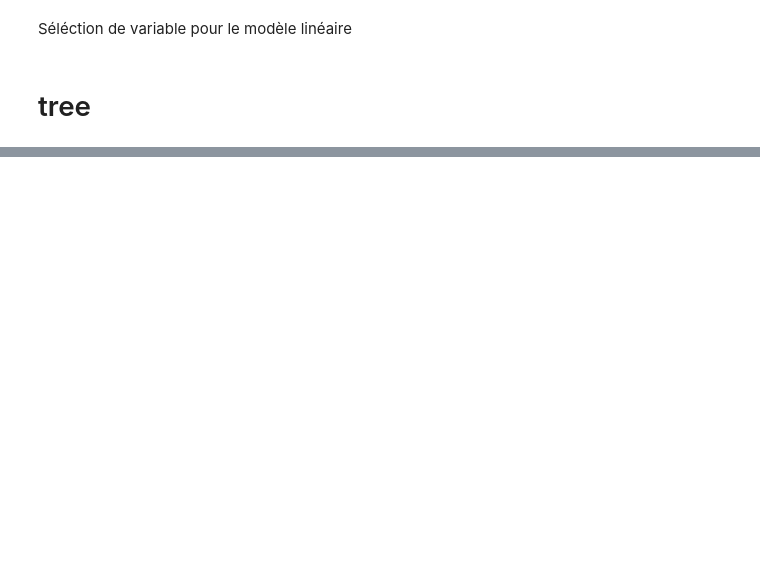
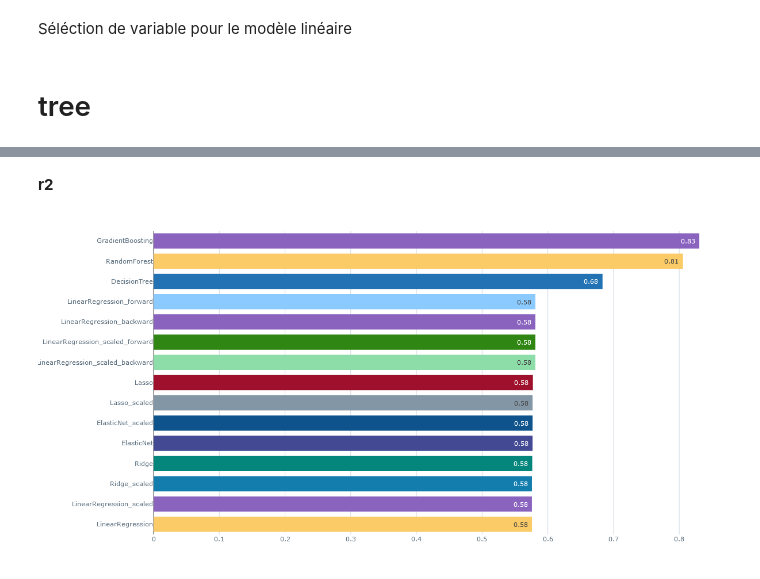
Before and after one commit to BrightMehou/mlops-immobilier, a Jupyter notebook: notebooks/experimentations.ipynb, the cells around one changed output, grey strips where cells are left out. Drawn from its saved outputs; the diff is of its cells as text; code cells hidden in the pictures; blank space fills up the shorter version.

```diff
--- a/notebooks/experimentations.ipynb
+++ b/notebooks/experimentations.ipynb
@@ -170,0 +250,7 @@ train_evalute_log(GradientBoostingRegressor(random_state=random_state), params_g
+# %% [markdown]
+**r2**
+# %%
+image = Image.open(f"images/r2.png")
+display(image)
+# %% [output]
+[figure, added]
```
Also changed, not shown: parts of 24 cells of this notebook, 9 other files.
